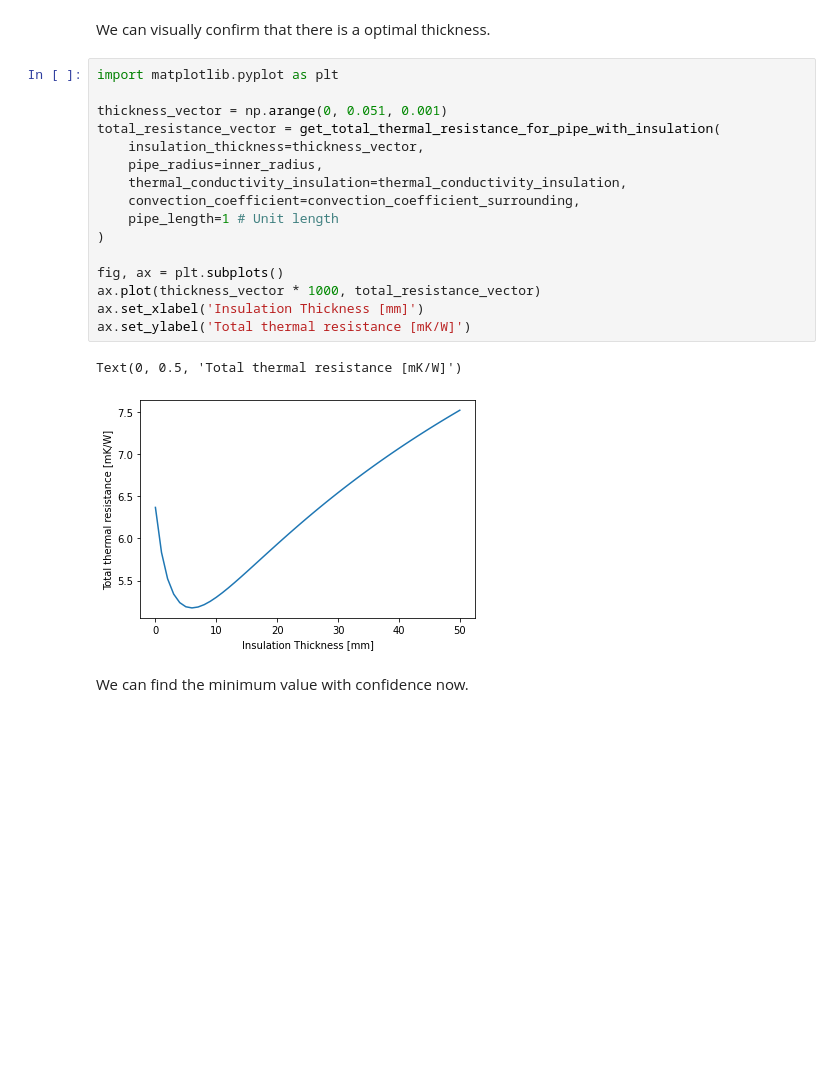
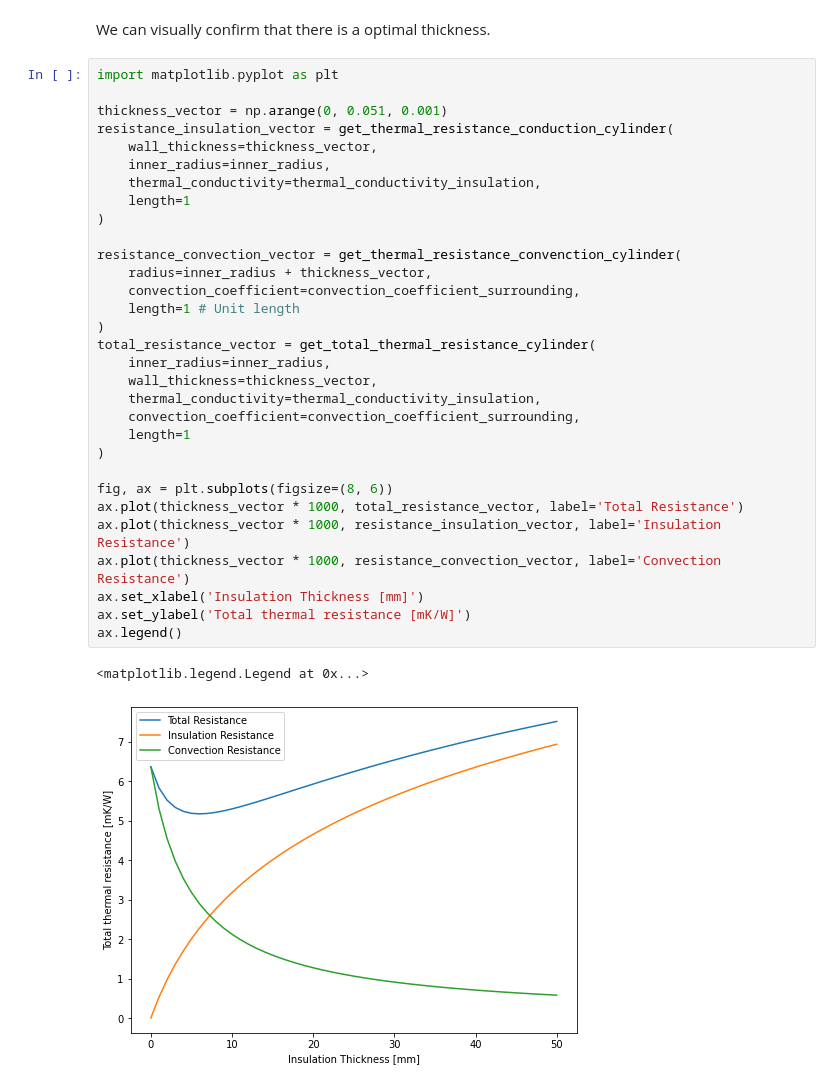
Before and after one commit to kevinksyTRD/HeatTransferCourse, a Jupyter notebook: notebooks/01_pipe_insulation_example.ipynb, the cells around one changed output. Saved outputs shown, nothing was run; the diff lists cells and outputs as text; blank space fills up the shorter version.

```diff
--- a/notebooks/01_pipe_insulation_example.ipynb
+++ b/notebooks/01_pipe_insulation_example.ipynb
@@ -76,21 +87,34 @@ We can visually confirm that there is a optimal thickness.
 # %%
 import matplotlib.pyplot as plt
 
 thickness_vector = np.arange(0, 0.051, 0.001)
-total_resistance_vector = get_total_thermal_resistance_for_pipe_with_insulation(
-    insulation_thickness=thickness_vector,
-    pipe_radius=inner_radius,
-    thermal_conductivity_insulation=thermal_conductivity_insulation,
-    convection_coefficient=convection_coefficient_surrounding,
-    pipe_length=1 # Unit length
+resistance_insulation_vector = get_thermal_resistance_conduction_cylinder(
+    wall_thickness=thickness_vector,
+    inner_radius=inner_radius,
+    thermal_conductivity=thermal_conductivity_insulation,
+    length=1
 )
 
-fig, ax = plt.subplots()
-ax.plot(thickness_vector * 1000, total_resistance_vector)
+resistance_convection_vector = get_thermal_resistance_convenction_cylinder(
+    radius=inner_radius + thickness_vector,
+    convection_coefficient=convection_coefficient_surrounding,
+    length=1 # Unit length
+)
+total_resistance_vector = get_total_thermal_resistance_cylinder(
+    inner_radius=inner_radius,
+    wall_thickness=thickness_vector,
+    thermal_conductivity=thermal_conductivity_insulation,
+    convection_coefficient=convection_coefficient_surrounding,
+    length=1
+)
+
+fig, ax = plt.subplots(figsize=(8, 6))
+ax.plot(thickness_vector * 1000, total_resistance_vector, label='Total Resistance')
+ax.plot(thickness_vector * 1000, resistance_insulation_vector, label='Insulation Resistance')
+ax.plot(thickness_vector * 1000, resistance_convection_vector, label='Convection Resistance')
 ax.set_xlabel('Insulation Thickness [mm]')
 ax.set_ylabel('Total thermal resistance [mK/W]')
+ax.legend()
 # %% [output]
-Text(0, 0.5, 'Total thermal resistance [mK/W]')
+<matplotlib.legend.Legend at 0x...>
-[figure, old version]
+[figure, new version]
-# %% [markdown]
-We can find the minimum value with confidence now.
```
Also changed, not shown: parts of 3 cells of this notebook, 3 other files.
